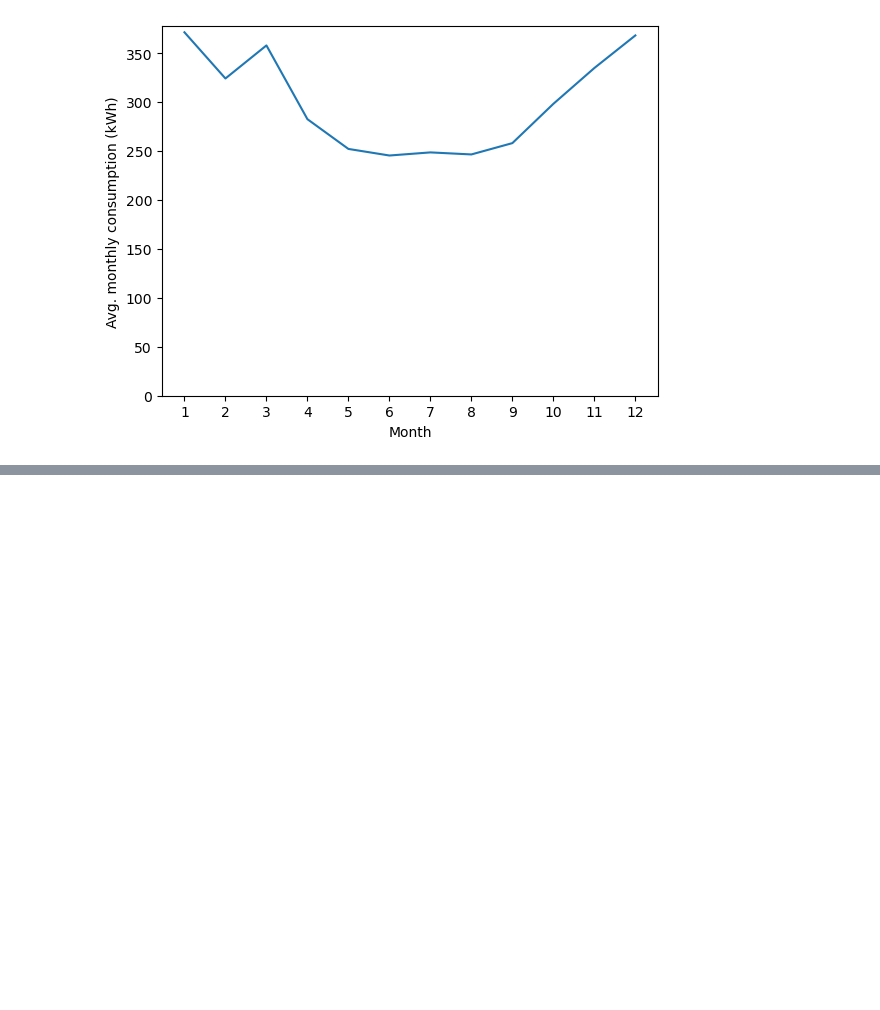
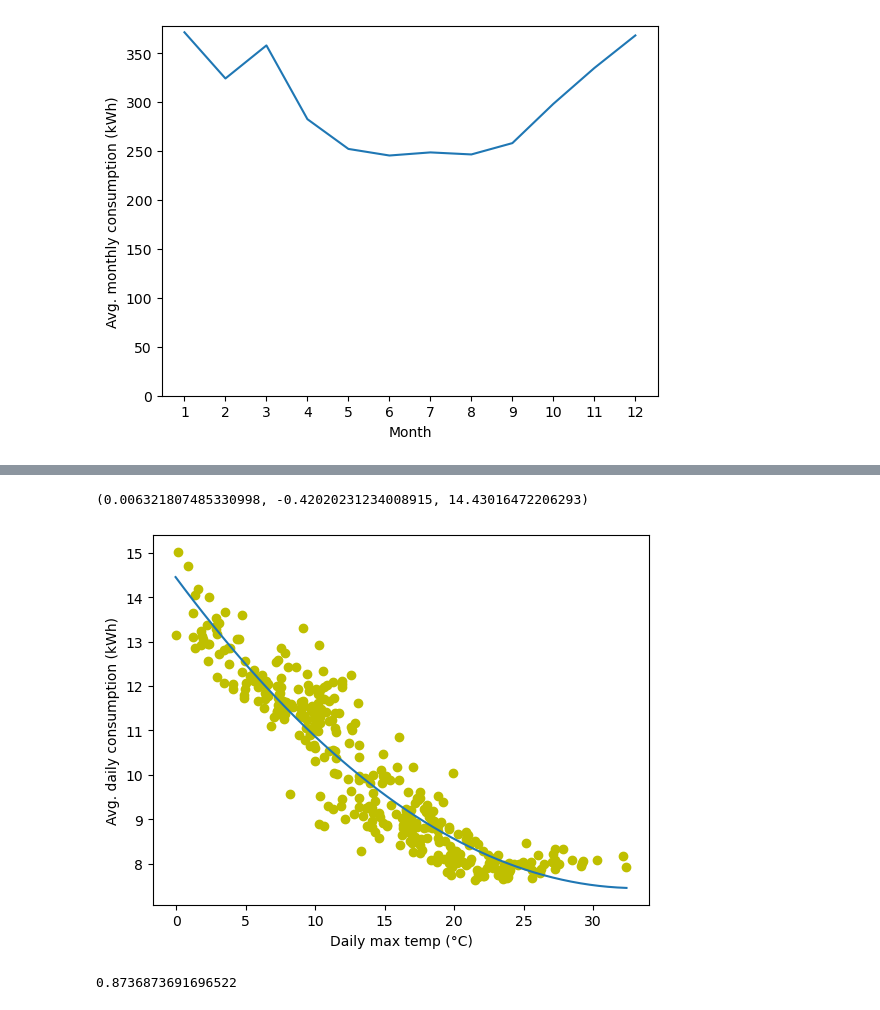
Before and after one commit to moosophy/smart-meters-project, a Jupyter notebook: main.ipynb, the cells around one changed output, grey strips where cells are left out. Cells and saved outputs as stored; diff of their text form; code cells hidden in the pictures; blank space fills up the shorter version.

Commit message:
Add “Daily max temp vs. avg. daily consumption (2013)” section to notebook

```diff
--- a/main.ipynb
+++ b/main.ipynb
@@ -93,0 +98,10 @@ plt.ylabel("Avg. monthly consumption (kWh)");
+# %%
+t = daily_consumption.copy()[daily_consumption["day"].dt.year == 2013]
+t["day_of_year"] = t["day"].dt.dayofyear
+t = t.groupby("day_of_year")["energy_sum"].mean().reset_index()
+r = daily_weather.copy()[daily_weather["temperatureMaxTime"].dt.year == 2013]
+r["day_of_year"] = r["temperatureMaxTime"].dt.dayofyear
+r = r.filter(["day_of_year", "temperatureMax"])
+t = t.merge(right=r, on="day_of_year").set_index("day_of_year")
+t.columns = ["avg_daily_consumption", "daily_max_temp"]
+t
@@ -93,0 +123,20 @@ plt.ylabel("Avg. monthly consumption (kWh)");
+# %%
+a, b, c = np.polyfit(x=t["daily_max_temp"], y=t["avg_daily_consumption"], deg=2)
+a, b, c
+# %% [output]
+(0.006321807485330998, -0.42020231234008915, 14.43016472206293)
+# %%
+plt.scatter(x=t["daily_max_temp"], y=t["avg_daily_consumption"], color="y")
+x = np.linspace(t["daily_max_temp"].min(), t["daily_max_temp"].max())
+plt.plot(x, a * x ** 2 + b * x + c)
+plt.xlabel("Daily max temp (°C)")
+plt.ylabel("Avg. daily consumption (kWh)");
+# %% [output]
+[figure, added]
+# %%
+metrics.r2_score(
+    t["avg_daily_consumption"],
+    a * t["daily_max_temp"] ** 2 + b * t["daily_max_temp"] + c,
+)
+# %% [output]
+0.8736873691696522
```
Also changed, not shown: parts of 4 cells of this notebook.
